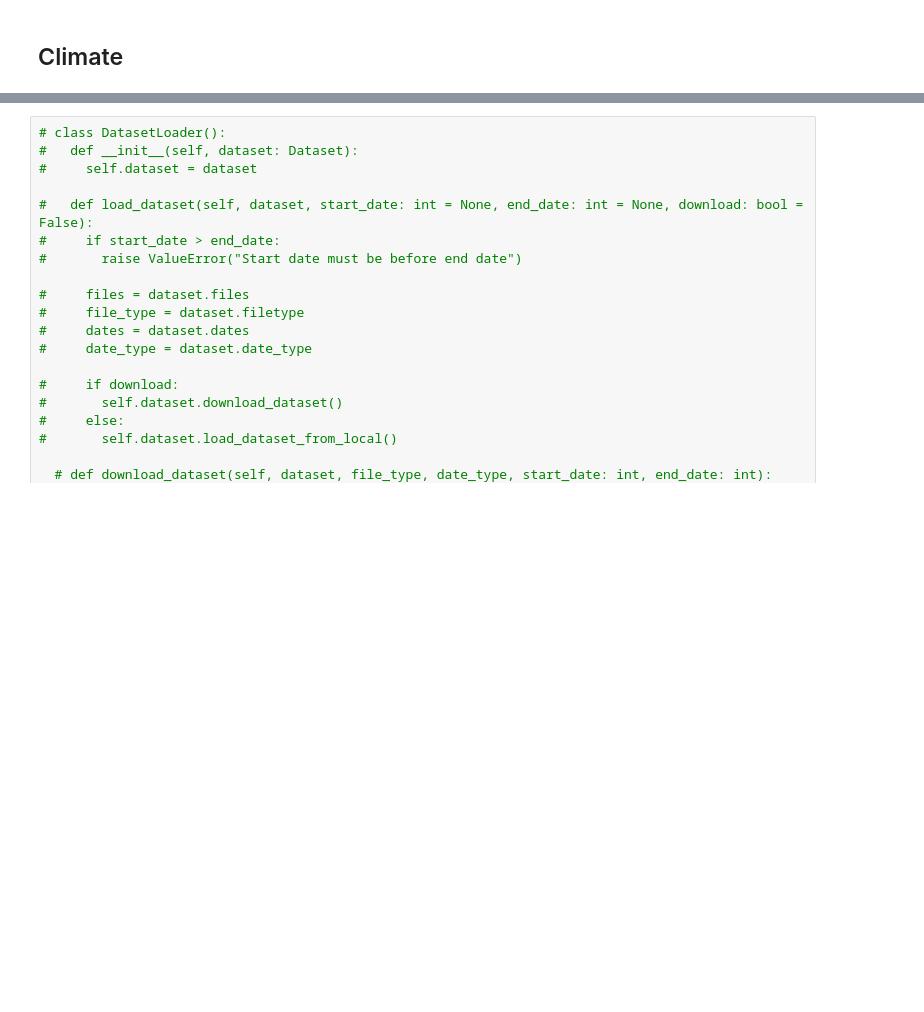
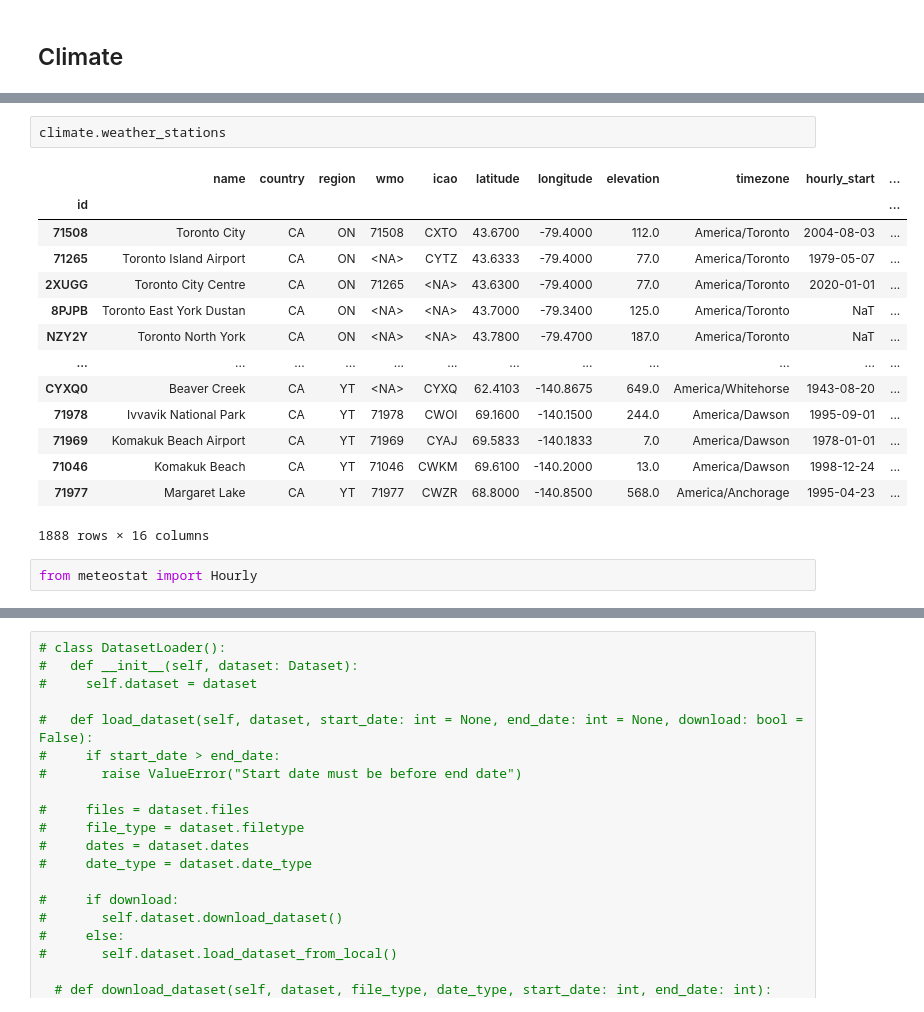
Before and after one commit to tanmayyb/ele70_bv03, a Jupyter notebook: research/datasets/dataset.ipynb, the cells around one changed output, grey strips where cells are left out. Saved outputs shown, nothing was run; the diff lists cells and outputs as text; blank space fills up the shorter version.

```diff
--- a/research/datasets/dataset.ipynb
+++ b/research/datasets/dataset.ipynb
@@ -60,0 +177,19 @@ dataset.load_dataset(start_date=202001, end_date=202101)
+# %%
+climate.weather_stations
+# %% [output]
+|  | name | country | region | wmo | icao | latitude | longitude | elevation | timezone | hourly_start | ... |
+| id |  |  |  |  |  |  |  |  |  |  | ... |
+| 71508 | Toronto City | CA | ON | 71508 | CXTO | 43.6700 | -79.4000 | 112.0 | America/Toronto | 2004-08-03 | ... |
+| 71265 | Toronto Island Airport | CA | ON | <NA> | CYTZ | 43.6333 | -79.4000 | 77.0 | America/Toronto | 1979-05-07 | ... |
+| 2XUGG | Toronto City Centre | CA | ON | 71265 | <NA> | 43.6300 | -79.4000 | 77.0 | America/Toronto | 2020-01-01 | ... |
+| 8PJPB | Toronto East York Dustan | CA | ON | <NA> | <NA> | 43.7000 | -79.3400 | 125.0 | America/Toronto | NaT | ... |
+| NZY2Y | Toronto North York | CA | ON | <NA> | <NA> | 43.7800 | -79.4700 | 187.0 | America/Toronto | NaT | ... |
+| ... | ... | ... | ... | ... | ... | ... | ... | ... | ... | ... | ... |
+| CYXQ0 | Beaver Creek | CA | YT | <NA> | CYXQ | 62.4103 | -140.8675 | 649.0 | America/Whitehorse | 1943-08-20 | ... |
+| 71978 | Ivvavik National Park | CA | YT | 71978 | CWOI | 69.1600 | -140.1500 | 244.0 | America/Dawson | 1995-09-01 | ... |
+| 71969 | Komakuk Beach Airport | CA | YT | 71969 | CYAJ | 69.5833 | -140.1833 | 7.0 | America/Dawson | 1978-01-01 | ... |
+| 71046 | Komakuk Beach | CA | YT | 71046 | CWKM | 69.6100 | -140.2000 | 13.0 | America/Dawson | 1998-12-24 | ... |
+| 71977 | Margaret Lake | CA | YT | 71977 | CWZR | 68.8000 | -140.8500 | 568.0 | America/Anchorage | 1995-04-23 | ... |
+1888 rows × 16 columns
+# %%
+from meteostat import Hourly
```
Also changed, not shown: parts of 16 cells of this notebook.
